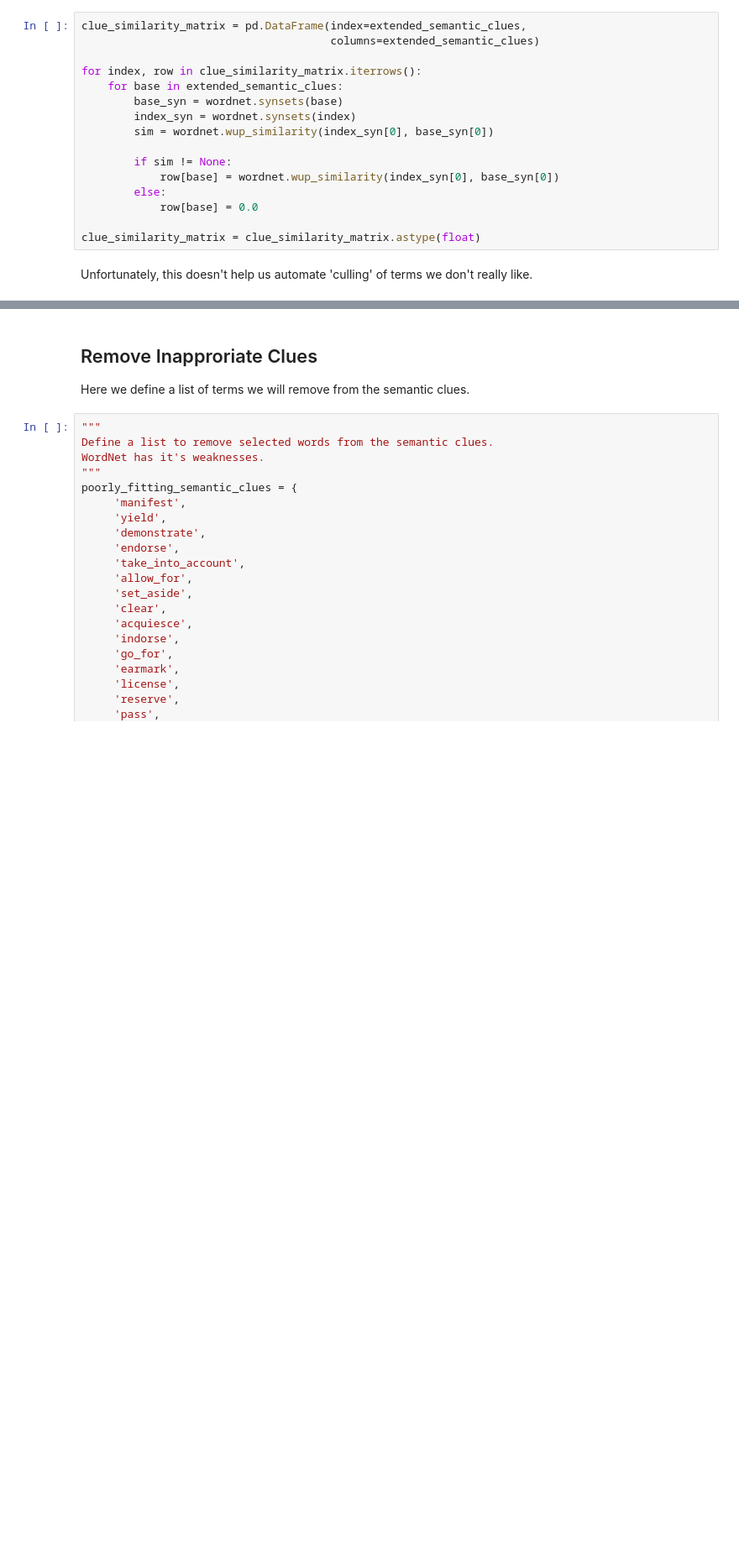
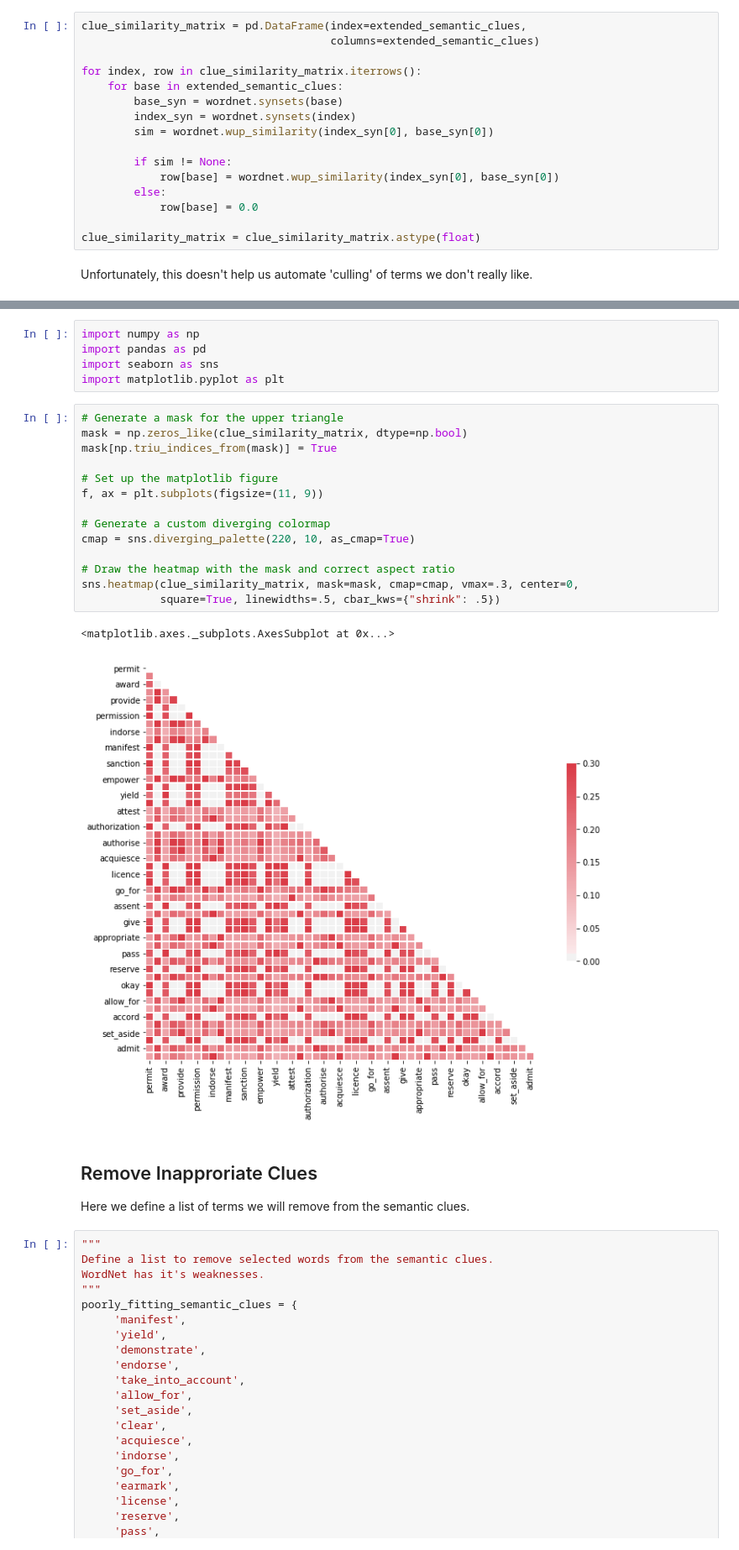
Before and after one commit to CooperStansbury/permission_statement_extraction, a Jupyter notebook: notebooks/hueristic_extraction.ipynb, the cells around one changed output, grey strips where cells are left out. Shown: that part at 84% size. Saved outputs shown, nothing was run; the diff lists cells and outputs as text; blank space fills up the shorter version.

```diff
--- a/notebooks/hueristic_extraction.ipynb
+++ b/notebooks/hueristic_extraction.ipynb
@@ -183,4 +189,26 @@ clue_similarity_matrix.describe(include = 'all').transpose().sort_values('mean',
 | give_up | 50.0 | 0.121292 | 0.164244 | 0.000000 | 0.000000 | 0.153846 | 0.195455 | 1.0 |
+# %%
+import numpy as np
+import pandas as pd
+import seaborn as sns
+import matplotlib.pyplot as plt
+# %%
+# Generate a mask for the upper triangle
+mask = np.zeros_like(clue_similarity_matrix, dtype=np.bool)
+mask[np.triu_indices_from(mask)] = True
+
+# Set up the matplotlib figure
+f, ax = plt.subplots(figsize=(11, 9))
+
+# Generate a custom diverging colormap
+cmap = sns.diverging_palette(220, 10, as_cmap=True)
+
+# Draw the heatmap with the mask and correct aspect ratio
+sns.heatmap(clue_similarity_matrix, mask=mask, cmap=cmap, vmax=.3, center=0,
+            square=True, linewidths=.5, cbar_kws={"shrink": .5})
+# %% [output]
+<matplotlib.axes._subplots.AxesSubplot at 0x...>
+[figure, added]
 # %% [markdown]
 ## Remove Inapproriate Clues
 
```
Also changed, not shown: parts of 48 cells of this notebook.
